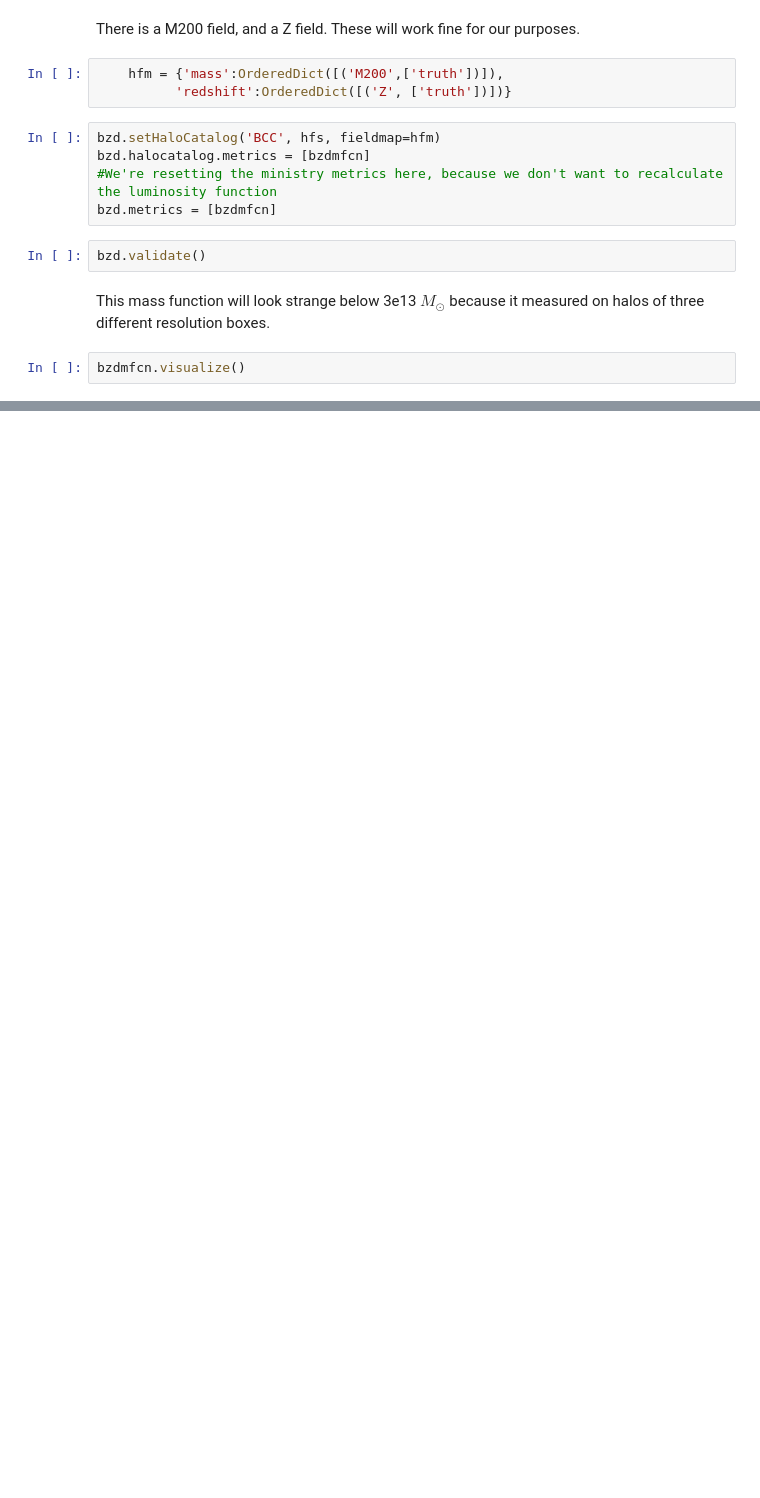
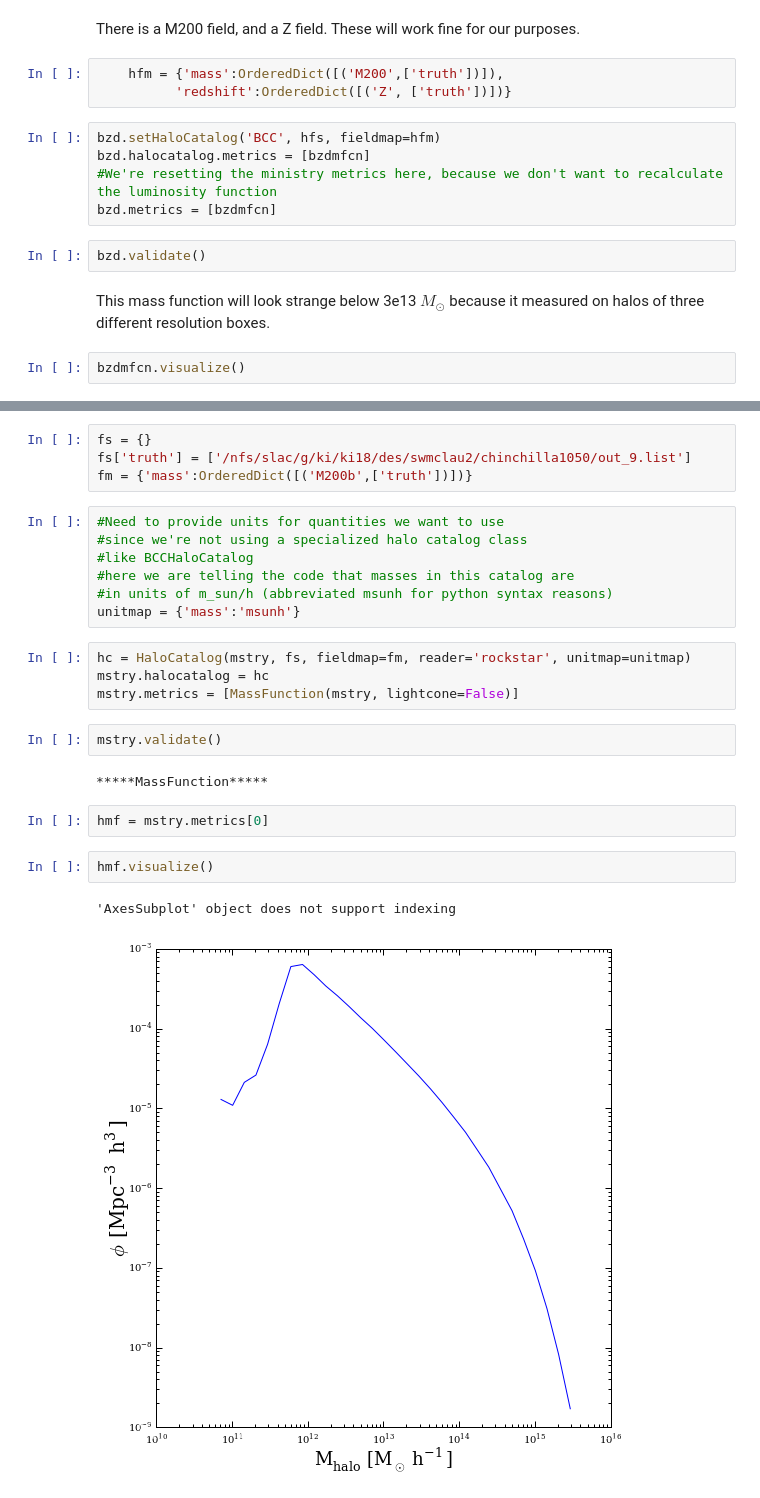
Before and after one commit to j-dr/bigbrother, a Jupyter notebook: example.ipynb, the cells around one changed output, grey strips where cells are left out. Saved outputs shown, nothing was run; the diff lists cells and outputs as text; blank space fills up the shorter version.

```diff
--- a/example.ipynb
+++ b/example.ipynb
@@ -128,0 +133,26 @@ bzdmfcn.visualize()
+# %%
+fs = {}
+fs['truth'] = ['/nfs/slac/g/ki/ki18/des/swmclau2/chinchilla1050/out_9.list']
+fm = {'mass':OrderedDict([('M200b',['truth'])])}
+# %%
+#Need to provide units for quantities we want to use
+#since we're not using a specialized halo catalog class
+#like BCCHaloCatalog
+#here we are telling the code that masses in this catalog are
+#in units of m_sun/h (abbreviated msunh for python syntax reasons)
+unitmap = {'mass':'msunh'}
+# %%
+hc = HaloCatalog(mstry, fs, fieldmap=fm, reader='rockstar', unitmap=unitmap)
+mstry.halocatalog = hc
+mstry.metrics = [MassFunction(mstry, lightcone=False)]
+# %%
+mstry.validate()
+# %% [output]
+*****MassFunction*****
+# %%
+hmf = mstry.metrics[0]
+# %%
+hmf.visualize()
+# %% [output]
+'AxesSubplot' object does not support indexing
+[figure, added]
```
Also changed, not shown: parts of 4 cells of this notebook, 1 other file.
